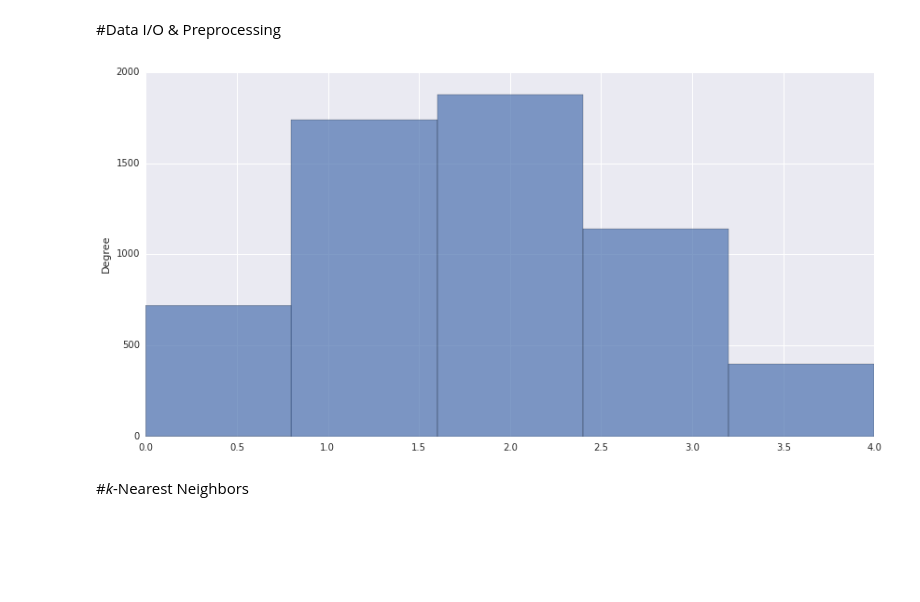
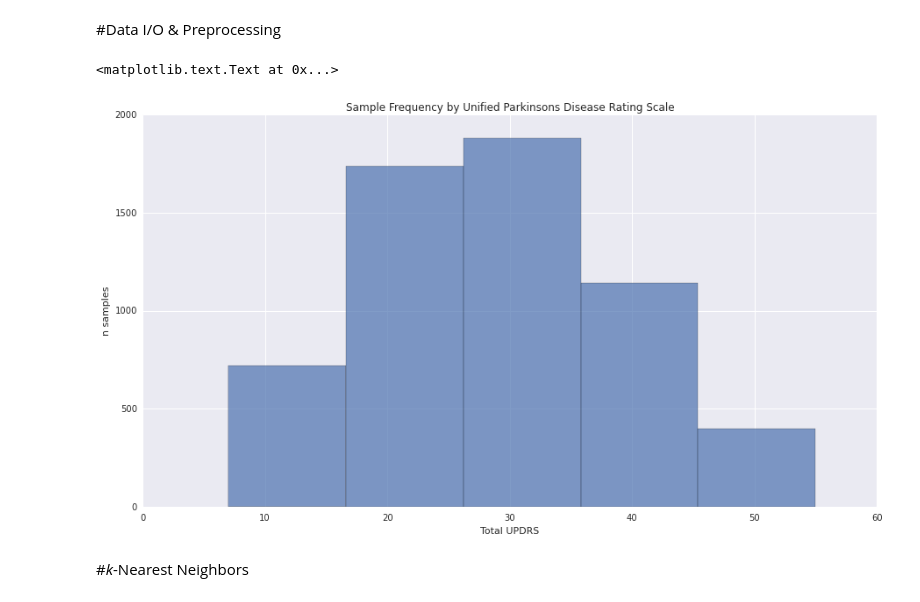
Before and after one commit to wds360/machineLearning, a Jupyter notebook: supervisedLearning/tsanas10_experiments.ipynb, the cells around one changed output. Drawn from its saved outputs; the diff is of its cells as text; code cells hidden in the pictures; blank space fills up the shorter version.

Commit message:
fixed histogram

```diff
--- a/supervisedLearning/tsanas10_experiments.ipynb
+++ b/supervisedLearning/tsanas10_experiments.ipynb
@@ -92,9 +92,6 @@ if (subsample_n != -1):
 
 # make absolutely certain that we divided up the data correctly
 assert(len(np.unique(df['pd_stage'])) == n_stages)
-
-# show a histogram representing this procedure
-df['pd_stage'].plot(kind='hist',alpha=.7, figsize=(14,7), bins=n_stages)
 
 # split X (features), y (PD stage label) from the dataframe
 features = ['age', 'sex', 'Jitter(%)', 'Jitter(Abs)', 'Jitter:RAP',
@@ -112,8 +109,15 @@ X_train, X_test, y_train, y_test = train_test_split(X, y, test_size=0.33, random
 scaler = StandardScaler().fit(X_train)
 X_train = pd.DataFrame(scaler.transform(X_train), columns = X_train.columns)
 X_test = pd.DataFrame(scaler.transform(X_test), columns = X_test.columns)
-# %% [output]
-[figure, removed]
+# %%
+# show a histogram of class frequency
+ax = df['total_UPDRS'].plot(kind='hist',alpha=.7, figsize=(15,8), bins=n_stages)
+ax.set_title('Sample Frequency by Unified Parkinsons Disease Rating Scale')
+ax.set_ylabel('n samples')
+ax.set_xlabel('Total UPDRS')
+# %% [output]
+<matplotlib.text.Text at 0x...>
+[figure, added]
 # %% [markdown]
 #*k*-Nearest Neighbors
 # %%
```
